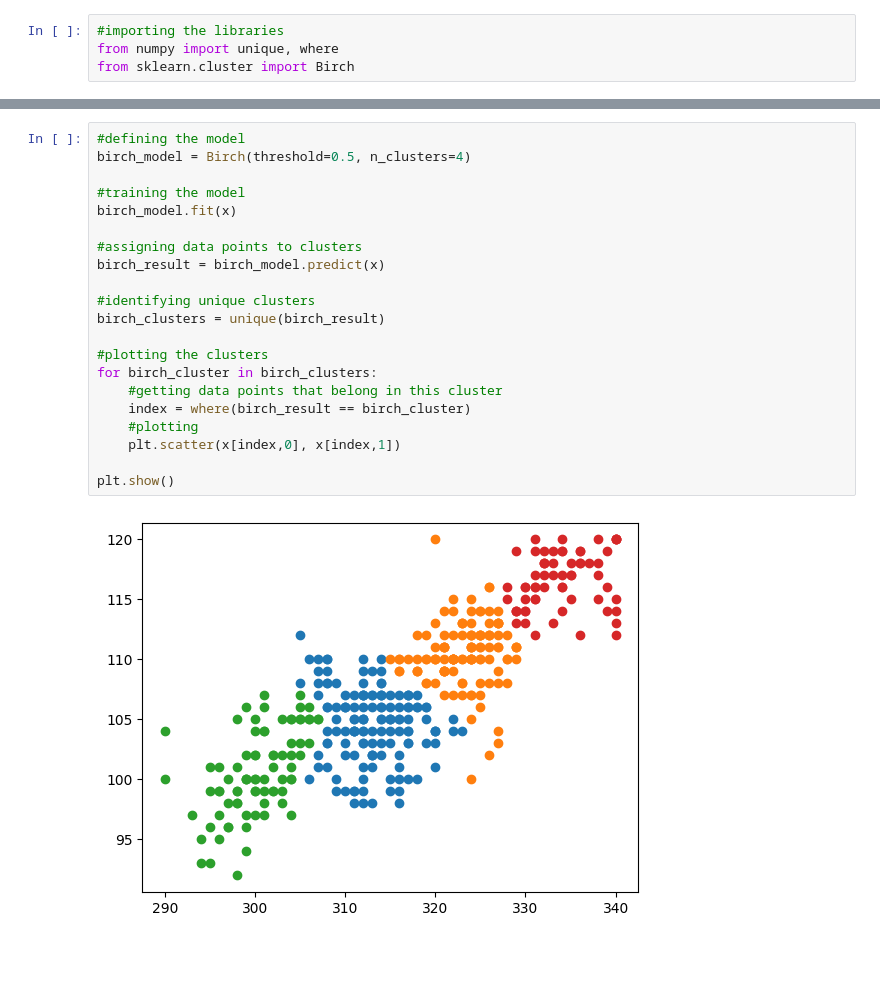
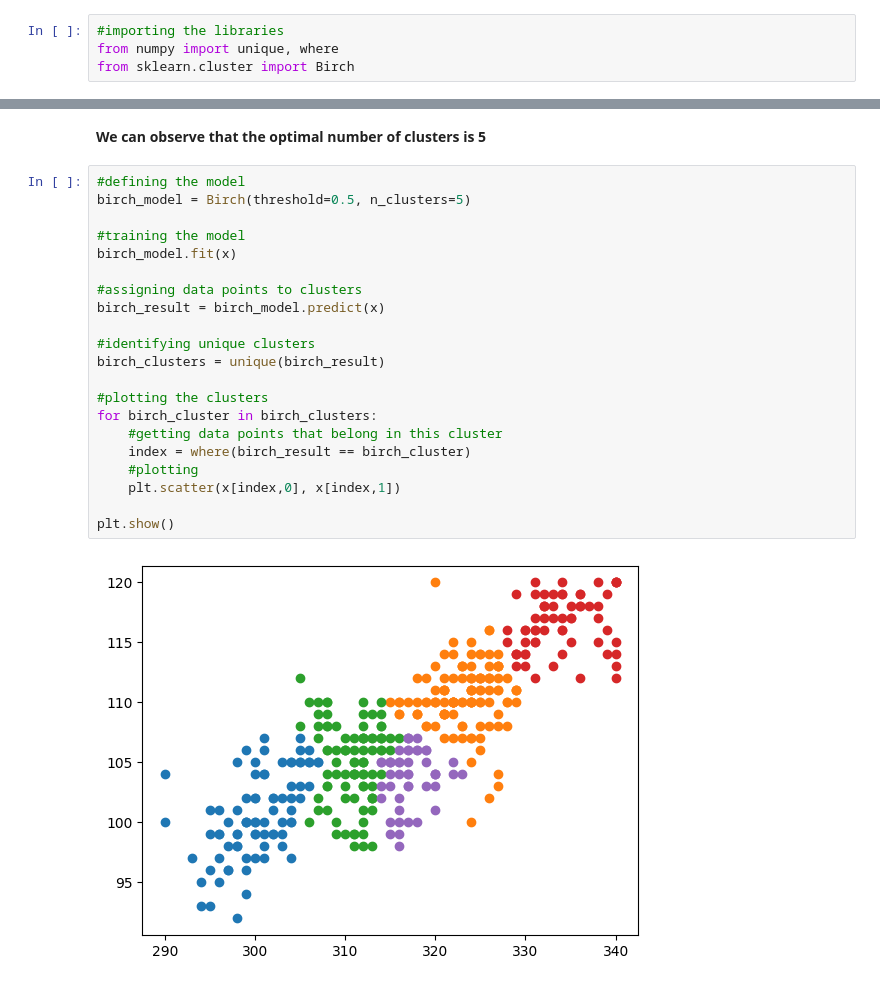
Before and after one commit to Murega14/universit_admissions_prediction, a Jupyter notebook: index.ipynb, the cells around one changed output, grey strips where cells are left out. Drawn from its saved outputs; the diff is of its cells as text; blank space fills up the shorter version.

Commit message:
implemented other clustering algorithims

```diff
--- a/index.ipynb
+++ b/index.ipynb
@@ -320,23 +384,25 @@ from sklearn.cluster import Birch
+# %% [markdown]
+**We can observe that the optimal number of clusters is 5**
 # %%
 #defining the model
-birch_model = Birch(threshold=0.5, n_clusters=4)
+birch_model = Birch(threshold=0.5, n_clusters=5)
 
 #training the model
 birch_model.fit(x)
 
 #assigning data points to clusters
 birch_result = birch_model.predict(x)
 
 #identifying unique clusters
 birch_clusters = unique(birch_result)
 
 #plotting the clusters
 for birch_cluster in birch_clusters:
     #getting data points that belong in this cluster
     index = where(birch_result == birch_cluster)
     #plotting
     plt.scatter(x[index,0], x[index,1])
 
 plt.show()
 # %% [output]
-[figure, old version]
+[figure, new version]
```
Also changed, not shown: parts of 7 cells of this notebook.
